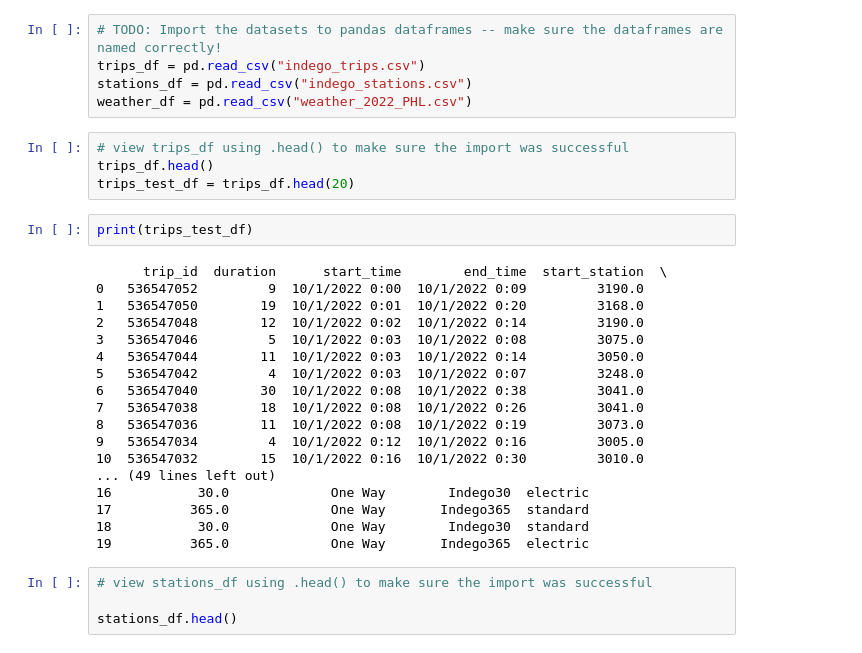
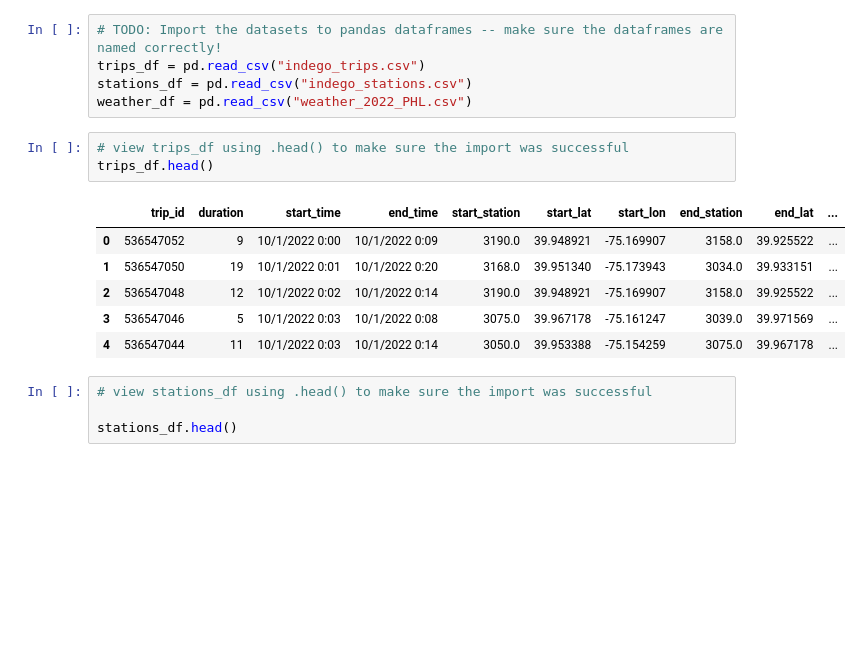
Before and after one commit to YanfuOu/CIS545, a Jupyter notebook: Yanfu_HW2_FA2024.ipynb, the cells around one changed output. Saved outputs shown, nothing was run; the diff lists cells and outputs as text; blank space fills up the shorter version.

```diff
--- a/Yanfu_HW2_FA2024.ipynb
+++ b/Yanfu_HW2_FA2024.ipynb
@@ -155,27 +143,13 @@ weather_df = pd.read_csv("weather_2022_PHL.csv")
 # %%
 # view trips_df using .head() to make sure the import was successful
 trips_df.head()
-trips_test_df = trips_df.head(20)
+# %% [output]
+|  | trip_id | duration | start_time | end_time | start_station | start_lat | start_lon | end_station | end_lat | ... |
+| 0 | 536547052 | 9 | 10/1/2022 0:00 | 10/1/2022 0:09 | 3190.0 | 39.948921 | -75.169907 | 3158.0 | 39.925522 | ... |
+| 1 | 536547050 | 19 | 10/1/2022 0:01 | 10/1/2022 0:20 | 3168.0 | 39.951340 | -75.173943 | 3034.0 | 39.933151 | ... |
+| 2 | 536547048 | 12 | 10/1/2022 0:02 | 10/1/2022 0:14 | 3190.0 | 39.948921 | -75.169907 | 3158.0 | 39.925522 | ... |
+| 3 | 536547046 | 5 | 10/1/2022 0:03 | 10/1/2022 0:08 | 3075.0 | 39.967178 | -75.161247 | 3039.0 | 39.971569 | ... |
+| 4 | 536547044 | 11 | 10/1/2022 0:03 | 10/1/2022 0:14 | 3050.0 | 39.953388 | -75.154259 | 3075.0 | 39.967178 | ... |
-# %%
-print(trips_test_df)
-# %% [output]
-      trip_id  duration      start_time        end_time  start_station  \
-0   536547052         9  10/1/2022 0:00  10/1/2022 0:09         3190.0
-1   536547050        19  10/1/2022 0:01  10/1/2022 0:20         3168.0
-2   536547048        12  10/1/2022 0:02  10/1/2022 0:14         3190.0
-3   536547046         5  10/1/2022 0:03  10/1/2022 0:08         3075.0
-4   536547044        11  10/1/2022 0:03  10/1/2022 0:14         3050.0
-5   536547042         4  10/1/2022 0:03  10/1/2022 0:07         3248.0
-6   536547040        30  10/1/2022 0:08  10/1/2022 0:38         3041.0
-7   536547038        18  10/1/2022 0:08  10/1/2022 0:26         3041.0
-8   536547036        11  10/1/2022 0:08  10/1/2022 0:19         3073.0
-9   536547034         4  10/1/2022 0:12  10/1/2022 0:16         3005.0
-10  536547032        15  10/1/2022 0:16  10/1/2022 0:30         3010.0
-... (49 lines left out)
-16           30.0             One Way        Indego30  electric
-17          365.0             One Way       Indego365  standard
-18           30.0             One Way        Indego30  standard
-19          365.0             One Way       Indego365  electric
 # %%
 # view stations_df using .head() to make sure the import was successful
 
```
Also changed, not shown: parts of 27 cells of this notebook.
